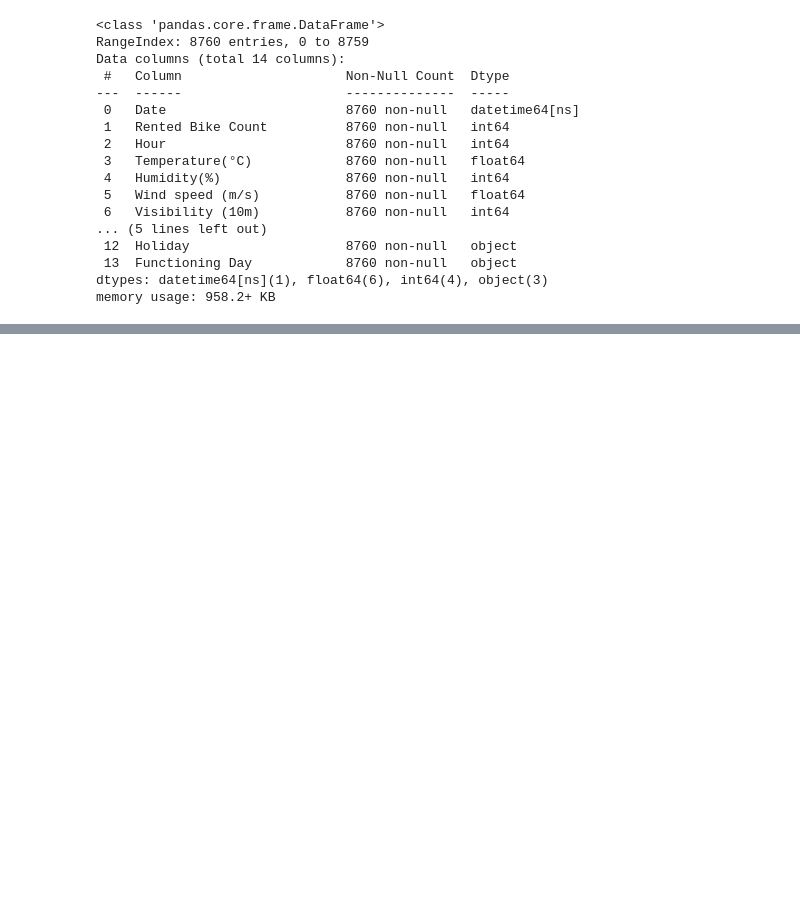
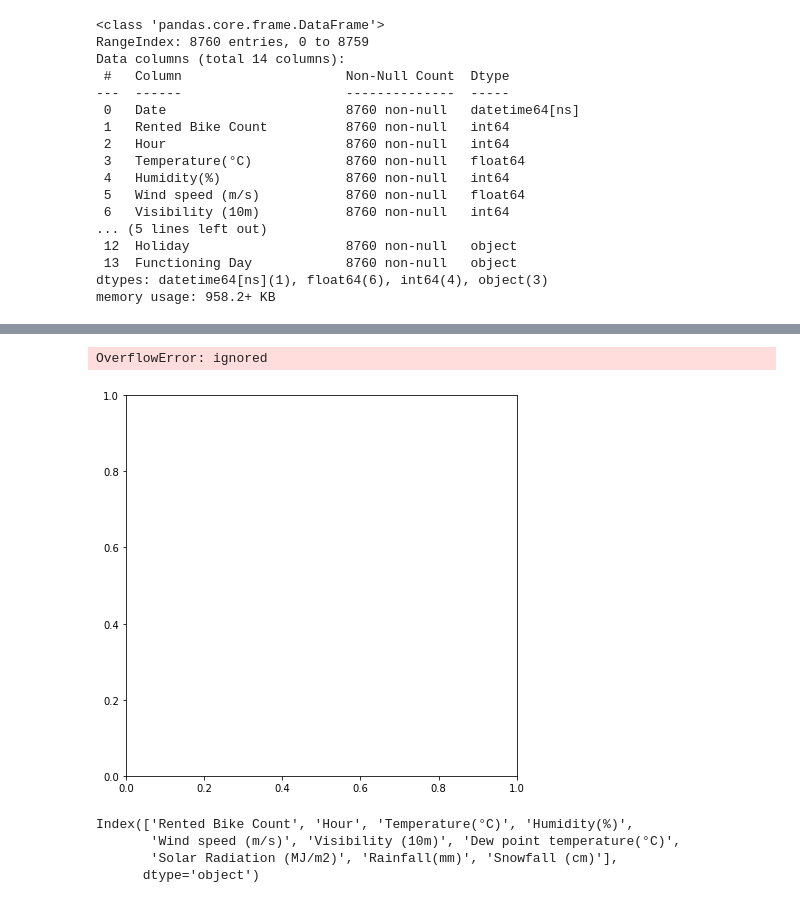
Before and after one commit to guptaprateek98/capstone_bike_sharing, a Jupyter notebook: Bike_Sharing_Demand_Prediction_Capstone_Project_(prateek).ipynb, the cells around one changed output, grey strips where cells are left out. Cells and saved outputs as stored; diff of their text form; code cells hidden in the pictures; blank space fills up the shorter version.

```diff
--- a/Bike_Sharing_Demand_Prediction_Capstone_Project_(prateek).ipynb
+++ b/Bike_Sharing_Demand_Prediction_Capstone_Project_(prateek).ipynb
@@ -143,0 +168,14 @@ memory usage: 958.2+ KB
+# %%
+plt.figure(figsize=(7,7))
+sns.distplot(np.log(ds['Rented Bike Count']),color="y")
+# %% [output]
+OverflowError: ignored
+[figure, added]
+# %%
+numeric_features = ds.describe().columns
+numeric_features
+# %% [output]
+Index(['Rented Bike Count', 'Hour', 'Temperature(°C)', 'Humidity(%)',
+       'Wind speed (m/s)', 'Visibility (10m)', 'Dew point temperature(°C)',
+       'Solar Radiation (MJ/m2)', 'Rainfall(mm)', 'Snowfall (cm)'],
+      dtype='object')
```
Also changed, not shown: parts of 8 cells of this notebook.
